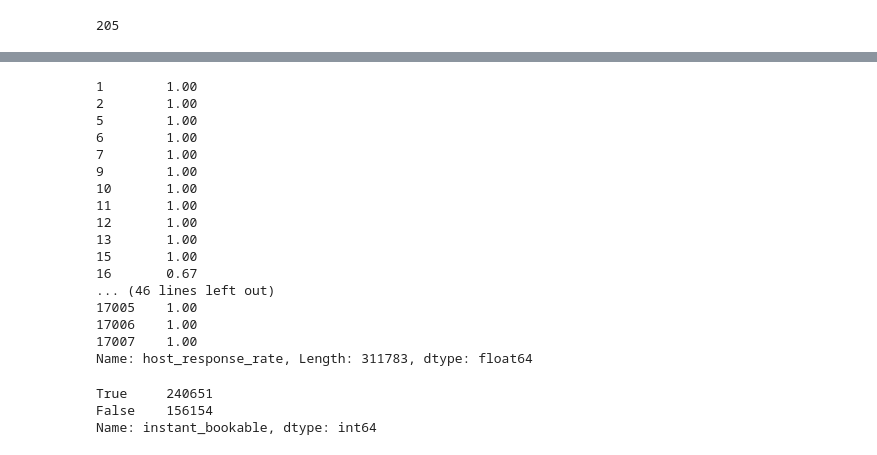
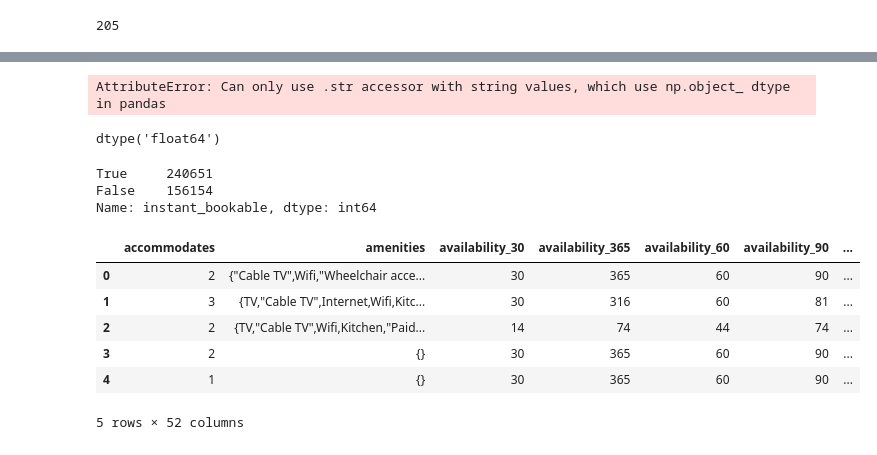
Before and after one commit to alexvv24/TFM_AirBnb, a Jupyter notebook: AirBnb_Completote.ipynb, the cells around one changed output, grey strips where cells are left out. Saved outputs shown, nothing was run; the diff lists cells and outputs as text; code cells hidden in the pictures.

Commit message:
columnas formato

```diff
--- a/AirBnb_Completote.ipynb
+++ b/AirBnb_Completote.ipynb
@@ -336,0 +342,3 @@ dtype('O')
+# %%
+df.extra_people = df.extra_people.astype("float64")
+df.extra_people.dtype
@@ -337,27 +367,28 @@ dtype('O')
 # %%
-porcentajes = df.host_response_rate[df.host_response_rate.notnull()]
-(porcentajes.str.replace("%","").astype('int64'))/100
+#Pasamos host_response rate a decimal
+df.host_response_rate = df.host_response_rate.str.replace("%","")
 # %% [output]
-1        1.00
-2        1.00
-5        1.00
-6        1.00
-7        1.00
-9        1.00
-10       1.00
-11       1.00
-12       1.00
-13       1.00
-15       1.00
-16       0.67
-... (46 lines left out)
-17005    1.00
-17006    1.00
-17007    1.00
-Name: host_response_rate, Length: 311783, dtype: float64
+AttributeError: Can only use .str accessor with string values, which use np.object_ dtype in pandas
+# %%
+df.host_response_rate = df.host_response_rate.astype("float64")
+df.host_response_rate.dtype
+# %% [output]
+dtype('float64')
+# %%
+df.host_response_rate = df.host_response_rate/100
 # %%
 df.instant_bookable.value_counts()
 # %% [output]
 True     240651
 False    156154
 Name: instant_bookable, dtype: int64
+# %%
+df.head()
+# %% [output]
+|  | accommodates | amenities | availability_30 | availability_365 | availability_60 | availability_90 | ... |
+| 0 | 2 | {"Cable TV",Wifi,"Wheelchair acce... | 30 | 365 | 60 | 90 | ... |
+| 1 | 3 | {TV,"Cable TV",Internet,Wifi,Kitc... | 30 | 316 | 60 | 81 | ... |
+| 2 | 2 | {TV,"Cable TV",Wifi,Kitchen,"Paid... | 14 | 74 | 44 | 74 | ... |
+| 3 | 2 | {} | 30 | 365 | 60 | 90 | ... |
+| 4 | 1 | {} | 30 | 365 | 60 | 90 | ... |
+5 rows × 52 columns
```
Also changed, not shown: parts of 13 cells of this notebook, 1 other file.
